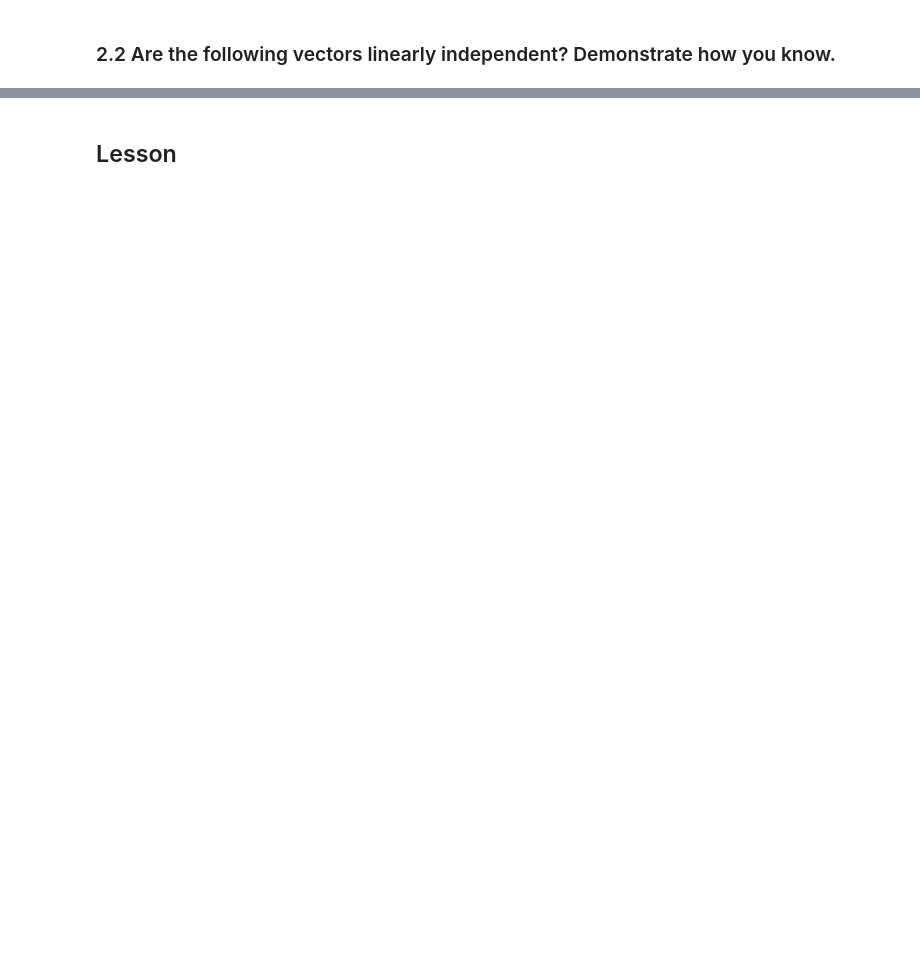
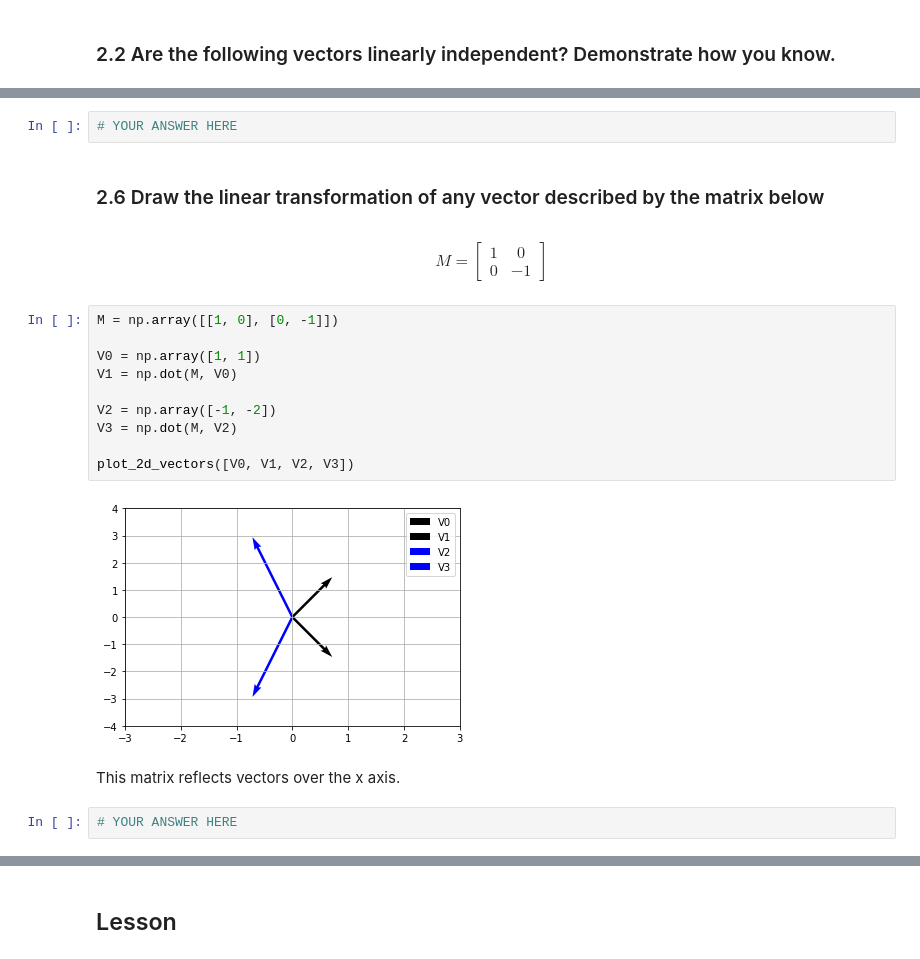
Before and after one commit to fuzzy-tribble/data_science_foundations, a Jupyter notebook: linear_algebra_foundations.ipynb, the cells around one changed output, grey strips where cells are left out. Saved outputs shown, nothing was run; the diff lists cells and outputs as text; blank space fills up the shorter version.

```diff
--- a/linear_algebra_foundations.ipynb
+++ b/linear_algebra_foundations.ipynb
@@ -794,0 +936,24 @@ Complete the lesson and the examples that follow. This lesson covers the followi
+# %%
+# YOUR ANSWER HERE
+# %% [markdown]
+### 2.6 Draw the linear transformation of any vector described by the matrix below
+# %% [markdown]
+$$
+{\displaystyle M = {\begin{bmatrix}1&0\\0&-1\end{bmatrix}}}
+$$
+# %%
+M = np.array([[1, 0], [0, -1]])
+
+V0 = np.array([1, 1])
+V1 = np.dot(M, V0)
+
+V2 = np.array([-1, -2])
+V3 = np.dot(M, V2)
+
+plot_2d_vectors([V0, V1, V2, V3])
+# %% [output]
+[figure, added]
+# %% [markdown]
+This matrix reflects vectors over the x axis.
+# %%
+# YOUR ANSWER HERE
```
Also changed, not shown: parts of 237 cells of this notebook.
